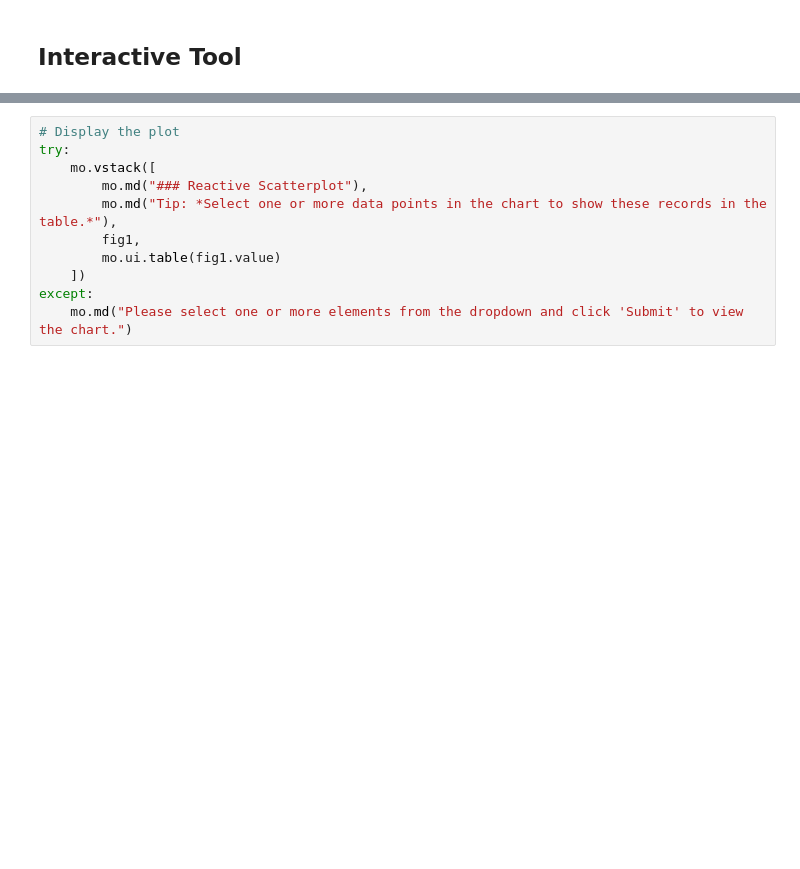
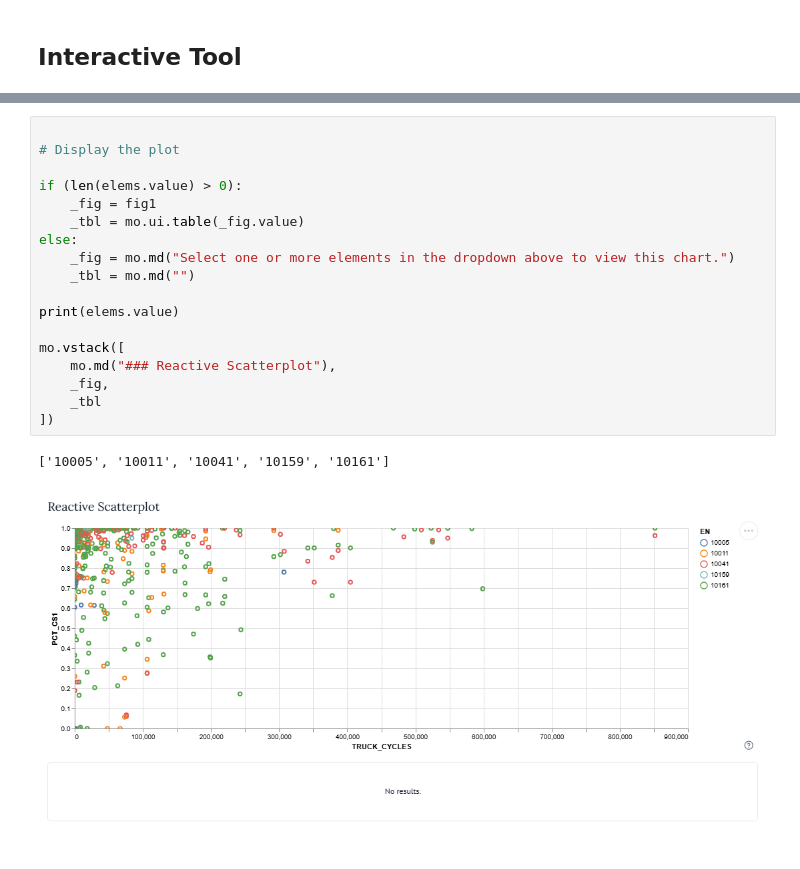
Before and after one commit to drake-builta/tunnels-demo, a Jupyter notebook: __marimo__/tunnels-demonstration.ipynb, the cells around one changed output, grey strips where cells are left out. Cells and saved outputs as stored; diff of their text form; blank space fills up the shorter version.

```diff
--- a/__marimo__/tunnels-demonstration.ipynb
+++ b/__marimo__/tunnels-demonstration.ipynb
@@ -101,11 +120,21 @@ if (form.value != None):
 # %%
+
 # Display the plot
-try:
-    mo.vstack([
-        mo.md("### Reactive Scatterplot"),
-        mo.md("Tip: *Select one or more data points in the chart to show these records in the table.*"),
-        fig1,
-        mo.ui.table(fig1.value)
-    ])
-except:
-    mo.md("Please select one or more elements from the dropdown and click 'Submit' to view the chart.")
+
+if (len(elems.value) > 0):
+    _fig = fig1
+    _tbl = mo.ui.table(_fig.value)
+else:
+    _fig = mo.md("Select one or more elements in the dropdown above to view this chart.")
+    _tbl = mo.md("")
+
+print(elems.value)
+
+mo.vstack([
+    mo.md("### Reactive Scatterplot"),
+    _fig,
+    _tbl
+])
+# %% [output]
+['10005', '10011', '10041', '10159', '10161']
+[figure, added]
```
Also changed, not shown: parts of 3 cells of this notebook, 2 other files.
